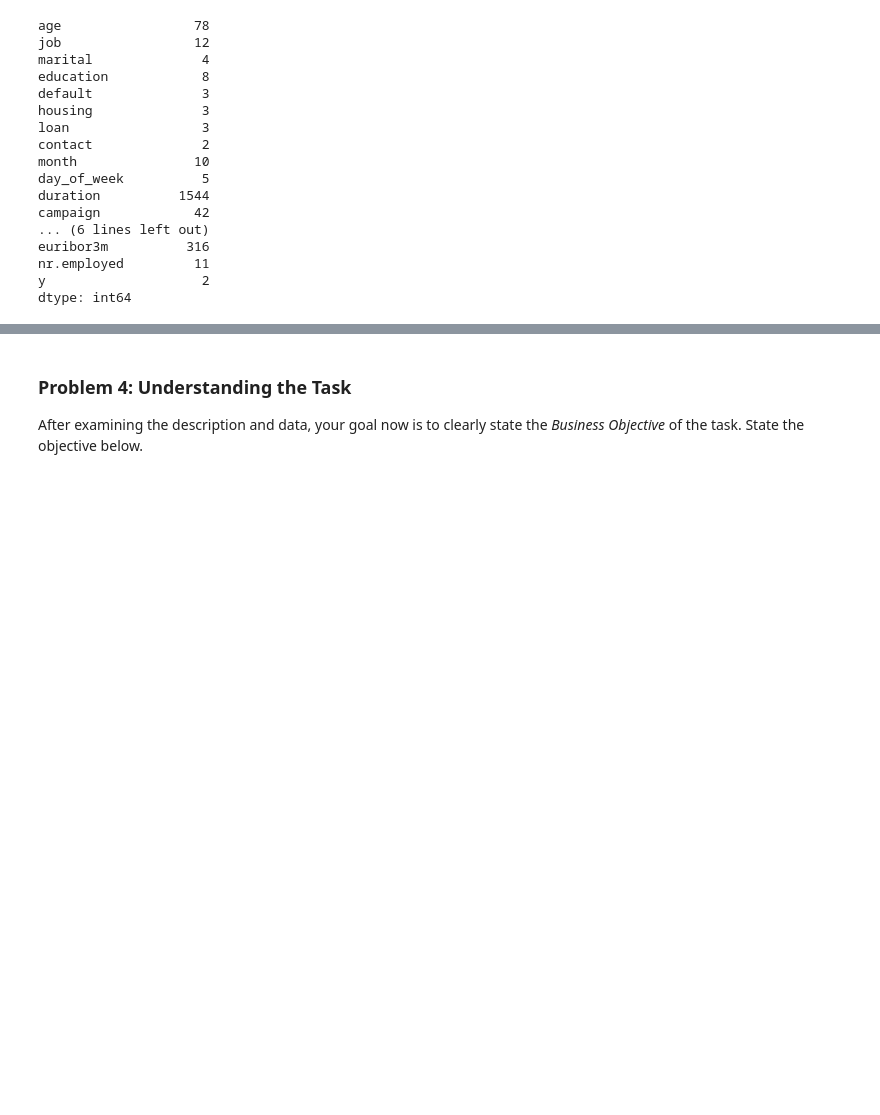
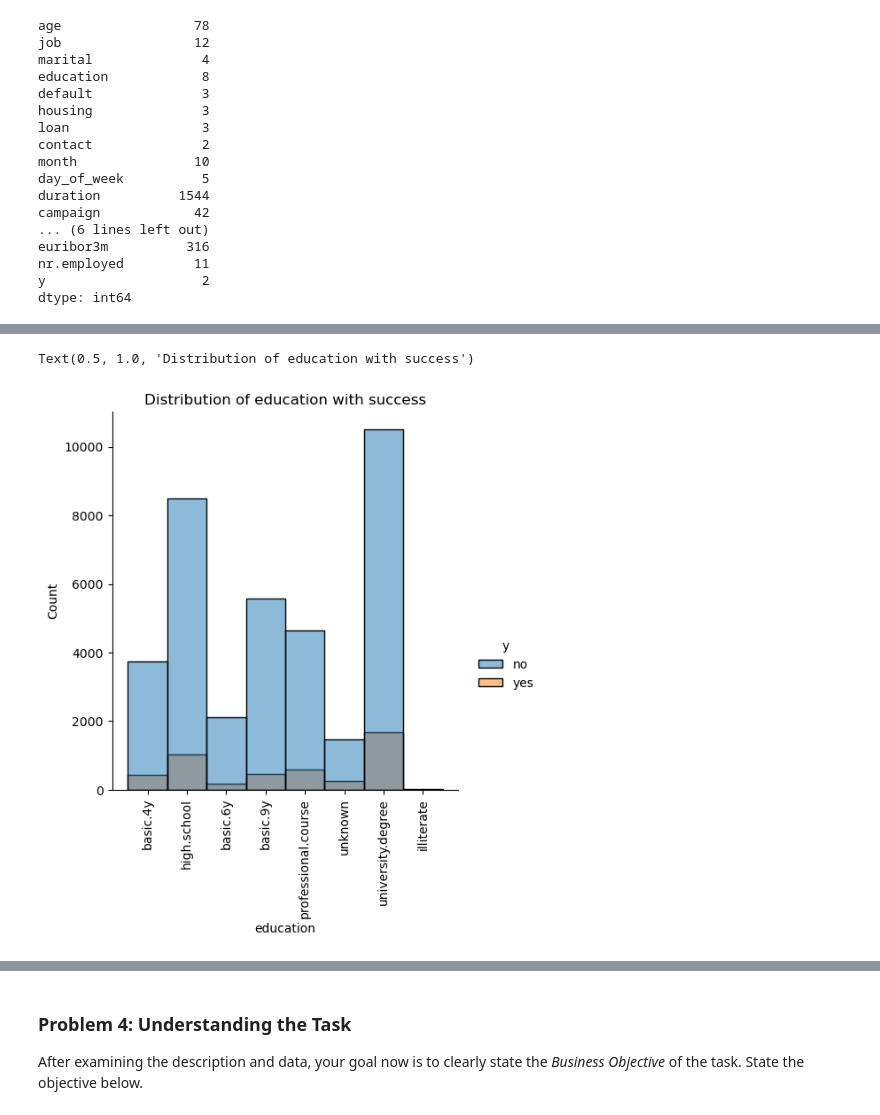
Before and after one commit to nisheethg2000/UCB_AIML, a Jupyter notebook: Practical Applications/Practical Application M17/prompt_III.ipynb, the cells around one changed output, grey strips where cells are left out. Cells and saved outputs as stored; diff of their text form; code cells hidden in the pictures; blank space fills up the shorter version.

```diff
--- a/Practical Applications/Practical Application M17/prompt_III.ipynb
+++ b/Practical Applications/Practical Application M17/prompt_III.ipynb
@@ -162,0 +185,7 @@ dtype: int64
+# %%
+sns.displot(bank_df,x='education',hue='y')
+plt.xticks(rotation=90)
+plt.title('Distribution of education with success')
+# %% [output]
+Text(0.5, 1.0, 'Distribution of education with success')
+[figure, added]
```
Also changed, not shown: parts of 8 cells of this notebook, 1 other file.
